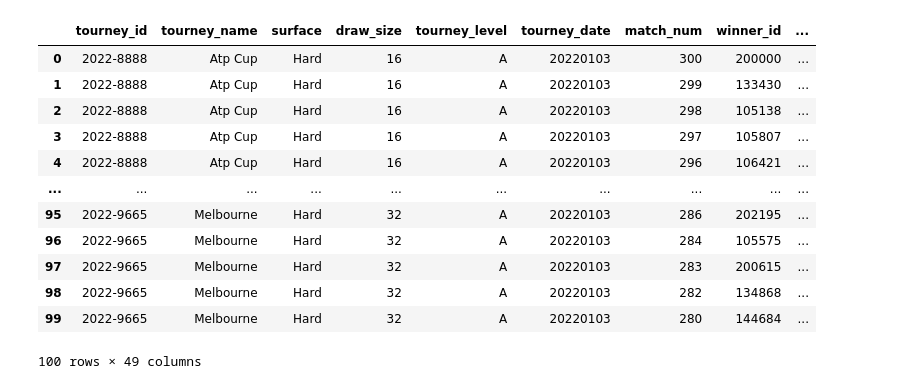
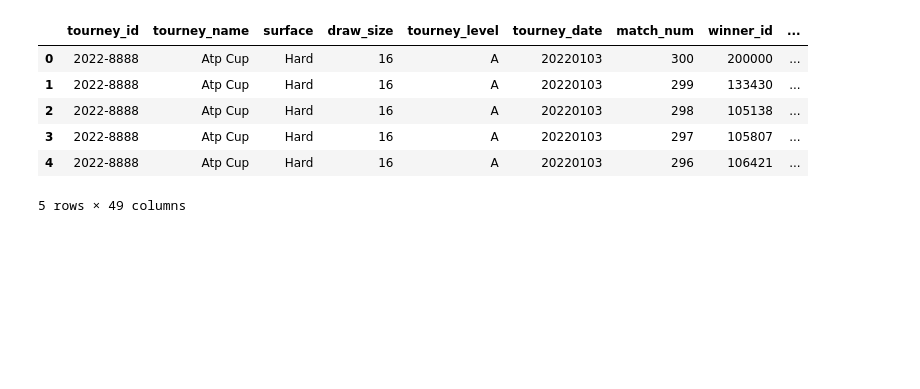
Before and after one commit to AhmadKoman/ATP-predictor, a Jupyter notebook: Karl/Data_cleanup.ipynb, the cells around one changed output. Drawn from its saved outputs; the diff is of its cells as text; code cells hidden in the pictures; blank space fills up the shorter version.

```diff
--- a/Karl/Data_cleanup.ipynb
+++ b/Karl/Data_cleanup.ipynb
@@ -4,20 +4,14 @@ import numpy as np
 from sklearn.preprocessing import LabelEncoder
 import matplotlib.pyplot as plt
 # %%
-df = pd.read_csv(r"data\atp_matches_2022.csv")
-df.head(100)
+df = pd.read_csv("data/tennis_atp-master/atp_matches_2022.csv")
+df.head()
 # %% [output]
 |  | tourney_id | tourney_name | surface | draw_size | tourney_level | tourney_date | match_num | winner_id | ... |
 | 0 | 2022-8888 | Atp Cup | Hard | 16 | A | 20220103 | 300 | 200000 | ... |
 | 1 | 2022-8888 | Atp Cup | Hard | 16 | A | 20220103 | 299 | 133430 | ... |
 | 2 | 2022-8888 | Atp Cup | Hard | 16 | A | 20220103 | 298 | 105138 | ... |
 | 3 | 2022-8888 | Atp Cup | Hard | 16 | A | 20220103 | 297 | 105807 | ... |
 | 4 | 2022-8888 | Atp Cup | Hard | 16 | A | 20220103 | 296 | 106421 | ... |
-| ... | ... | ... | ... | ... | ... | ... | ... | ... | ... |
-| 95 | 2022-9665 | Melbourne | Hard | 32 | A | 20220103 | 286 | 202195 | ... |
-| 96 | 2022-9665 | Melbourne | Hard | 32 | A | 20220103 | 284 | 105575 | ... |
-| 97 | 2022-9665 | Melbourne | Hard | 32 | A | 20220103 | 283 | 200615 | ... |
-| 98 | 2022-9665 | Melbourne | Hard | 32 | A | 20220103 | 282 | 134868 | ... |
-| 99 | 2022-9665 | Melbourne | Hard | 32 | A | 20220103 | 280 | 144684 | ... |
-100 rows × 49 columns
+5 rows × 49 columns
 # %%
```
Also changed, not shown: parts of 7 cells of this notebook, 6 other files.
